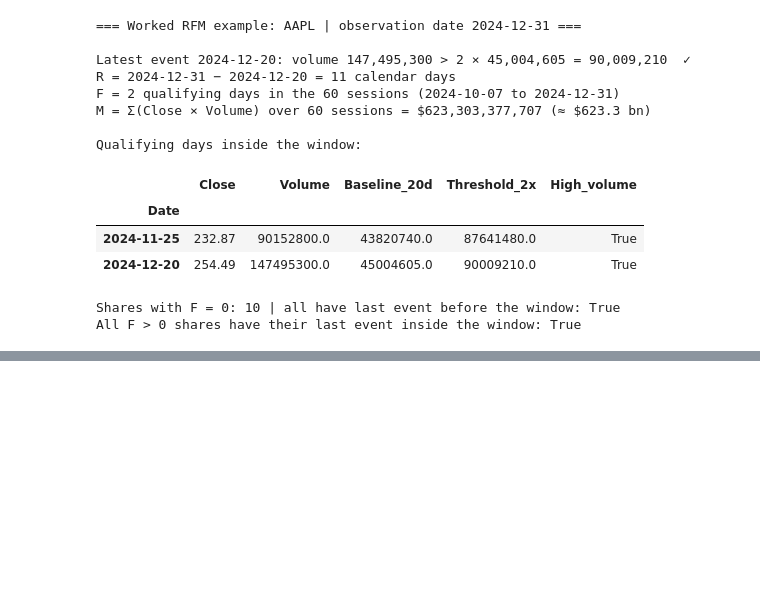
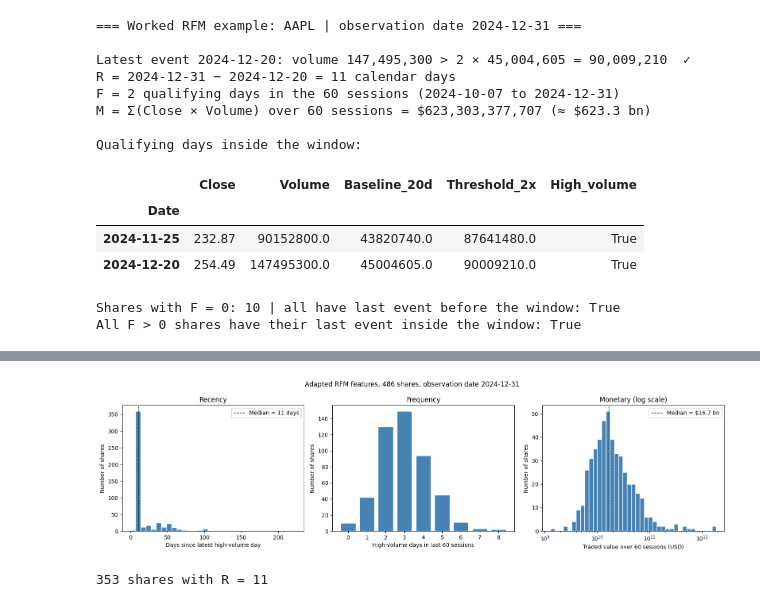
Before and after one commit to Dheena2411/CRM-CM-CW1, a Jupyter notebook: CRM&CM_CW1_T1_T2.ipynb, the cells around one changed output, grey strips where cells are left out. Saved outputs shown, nothing was run; the diff lists cells and outputs as text; code cells hidden in the pictures; blank space fills up the shorter version.

Commit message:
Task 1.5: feature summaries, inclusion flow, validation evidence

```diff
--- a/CRM&CM_CW1_T1_T2.ipynb
+++ b/CRM&CM_CW1_T1_T2.ipynb
@@ -518,6 +518,3 @@ plt.savefig("fig_1_3_risk_return.png", dpi=150, bbox_inches="tight")
 plt.show()
 # %% [output]
 [figure]
-# %%
-for f in ["exclusion_log.csv", "validation_checks.csv", "risk_return_features.csv", "fig_1_3_risk_return.png"]:
-    files.download(f)
@@ -651,0 +750,34 @@ All F > 0 shares have their last event inside the window: True
+# %%
+fig, axes = plt.subplots(1, 3, figsize=(16, 4.5))
+
+# Recency: weekly bins; mark the median
+r = common["Recency_days"]
+axes[0].hist(r, bins=range(0, int(r.max()) + 8, 7), color="steelblue", edgecolor="white")
+axes[0].axvline(r.median(), color="black", ls="--", lw=1, label=f"Median = {r.median():.0f} days")
+axes[0].set(title="Recency", xlabel="Days since latest high-volume day", ylabel="Number of shares")
+axes[0].legend()
+
+# Frequency: discrete counts, so a bar chart rather than a histogram
+f_counts = common["Frequency_60"].value_counts().sort_index()
+axes[1].bar(f_counts.index, f_counts.values, color="steelblue", edgecolor="white")
+axes[1].set(title="Frequency", xlabel="High-volume days in last 60 sessions", ylabel="Number of shares")
+axes[1].set_xticks(f_counts.index)
+
+# Monetary: log scale, because values span ~3 orders of magnitude
+m = common["Monetary_usd"]
+axes[2].hist(m, bins=np.logspace(np.log10(m.min()), np.log10(m.max()), 40), color="steelblue", edgecolor="white")
+axes[2].set_xscale("log")
+axes[2].axvline(m.median(), color="black", ls="--", lw=1, label=f"Median = ${m.median()/1e9:.1f} bn")
+axes[2].set(title="Monetary (log scale)", xlabel="Traded value over 60 sessions (USD)", ylabel="Number of shares")
+axes[2].legend()
+
+plt.suptitle(f"Adapted RFM features, {len(common)} shares, observation date {OBS_DATE.date()}")
+plt.tight_layout()
+plt.savefig("fig_1_5_rfm_distributions.png", dpi=150, bbox_inches="tight")
+plt.show()
+# %% [output]
+[figure, added]
+# %%
+print((common["Recency_days"] == 11).sum(), "shares with R = 11")
+# %% [output]
+353 shares with R = 11
```
Also changed, not shown: parts of 6 cells of this notebook.
